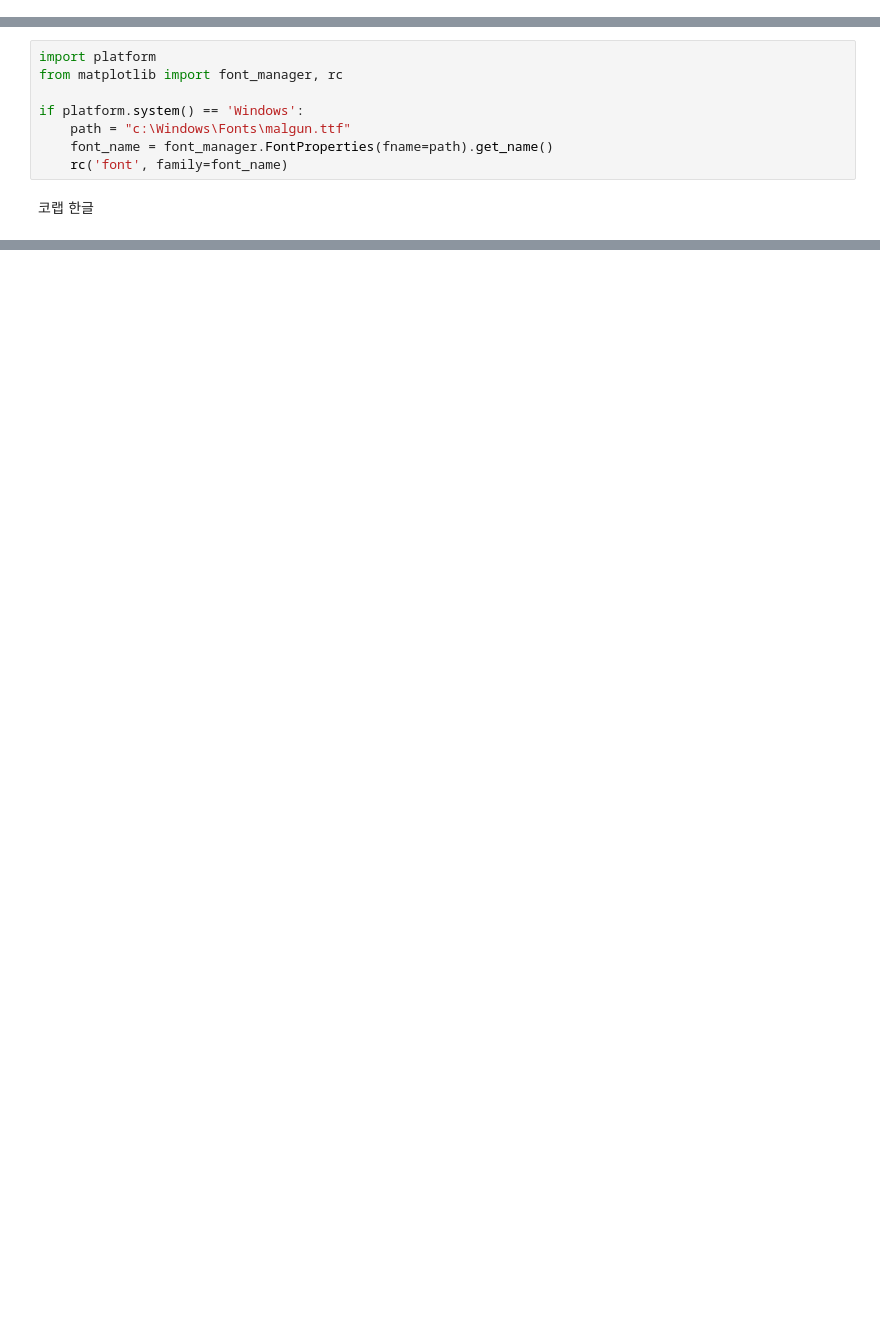
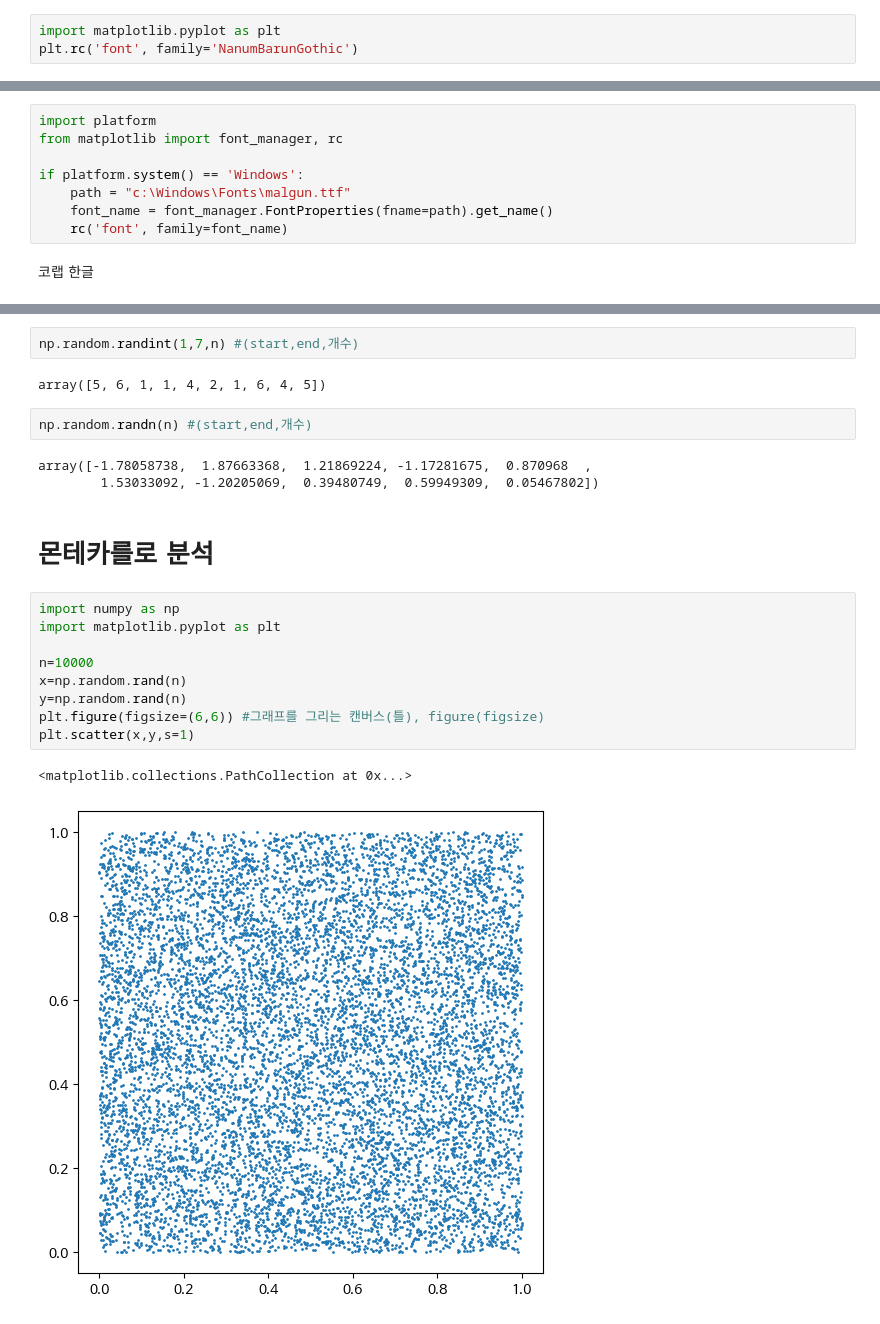
Before and after one commit to MATHKIMS/DSAC_license, a Jupyter notebook: [DSAC_2주차]gg_01_[2주차_(2)]_파이썬기초2.ipynb, the cells around one changed output, grey strips where cells are left out. Drawn from its saved outputs; the diff is of its cells as text; blank space fills up the shorter version.

```diff
--- a/[DSAC_2주차]gg_01_[2주차_(2)]_파이썬기초2.ipynb
+++ b/[DSAC_2주차]gg_01_[2주차_(2)]_파이썬기초2.ipynb
@@ -3,3 +25,6 @@
+# %%
+import matplotlib.pyplot as plt
+plt.rc('font', family='NanumBarunGothic')
 # %%
 x3=range(10,20,2)
 x3
@@ -306,0 +323,23 @@ Text(0, 0.5, '랜덤 값')
+# %%
+np.random.randint(1,7,n) #(start,end,개수)
+# %% [output]
+array([5, 6, 1, 1, 4, 2, 1, 6, 4, 5])
+# %%
+np.random.randn(n) #(start,end,개수)
+# %% [output]
+array([-1.78058738,  1.87663368,  1.21869224, -1.17281675,  0.870968  ,
+        1.53033092, -1.20205069,  0.39480749,  0.59949309,  0.05467802])
+# %% [markdown]
+# 몬테카를로 분석
+# %%
+import numpy as np
+import matplotlib.pyplot as plt
+
+n=10000
+x=np.random.rand(n)
+y=np.random.rand(n)
+plt.figure(figsize=(6,6)) #그래프를 그리는 캔버스(틀), figure(figsize)
+plt.scatter(x,y,s=1)
+# %% [output]
+<matplotlib.collections.PathCollection at 0x...>
+[figure, added]
```
Also changed, not shown: parts of 24 cells of this notebook.
